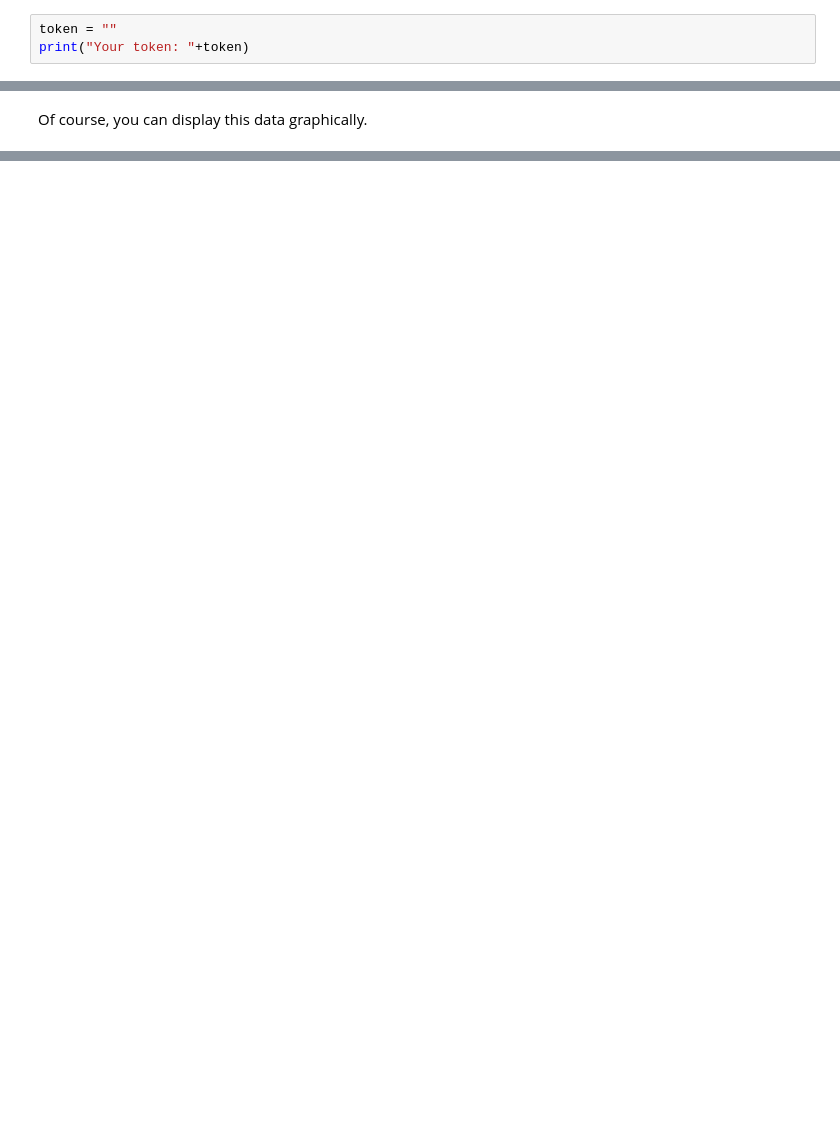
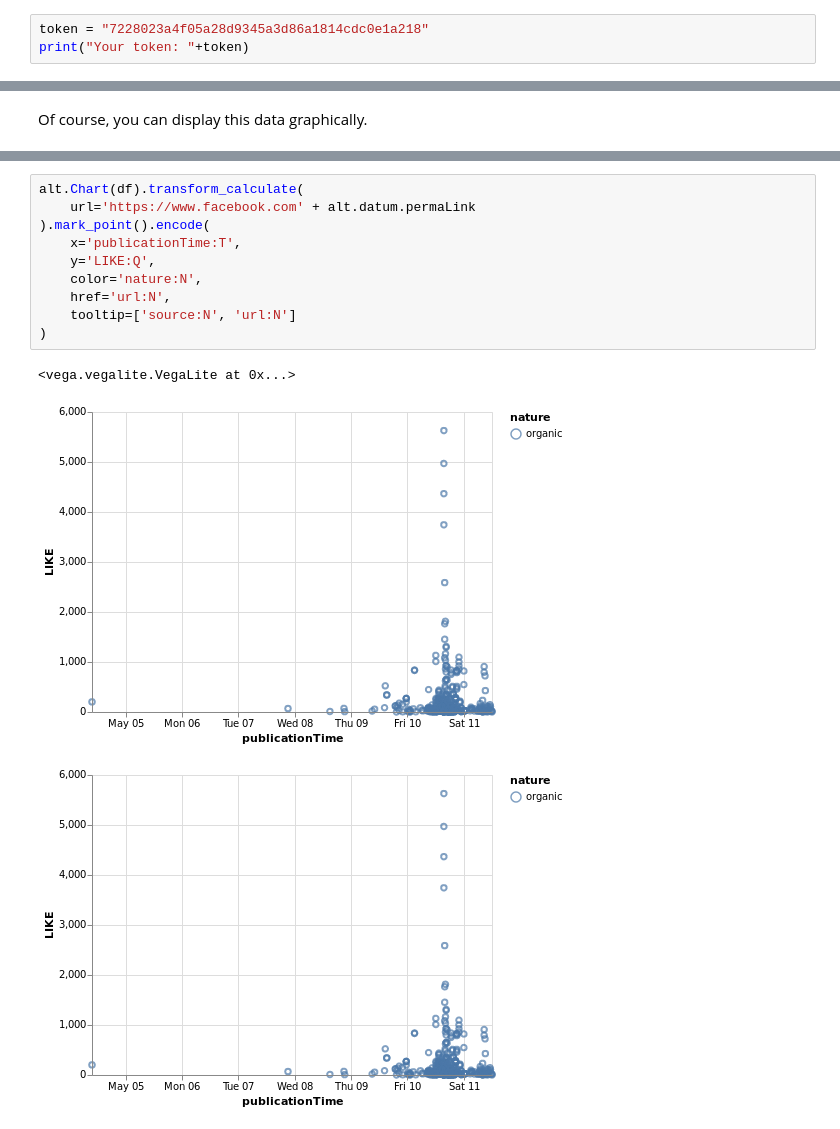
Before and after one commit to tracking-exposed/dashboard, a Jupyter notebook: start.ipynb, the cells around one changed output, grey strips where cells are left out. Drawn from its saved outputs; the diff is of its cells as text; blank space fills up the shorter version.

```diff
--- a/start.ipynb
+++ b/start.ipynb
@@ -5,5 +5,5 @@ To run any script and to query the API in general, you will need a token. A code
 
 You can use the test one or enter you own. Read this if you don't know how to get your token: link.
 # %%
-token = ""
+token = "7228023a4f05a28d9345a3d86a1814cdc0e1a218"
 print("Your token: "+token)
@@ -94,0 +159,14 @@ top.plot.pie(autopct='%.2f', fontsize=13, figsize=(6, 6))
+# %%
+alt.Chart(df).transform_calculate(
+    url='https://www.facebook.com' + alt.datum.permaLink
+).mark_point().encode(
+    x='publicationTime:T',
+    y='LIKE:Q',
+    color='nature:N',
+    href='url:N',
+    tooltip=['source:N', 'url:N']
+)
+# %% [output]
+<vega.vegalite.VegaLite at 0x...>
+[figure, added]
+[figure, added]
```
Also changed, not shown: parts of 12 cells of this notebook, 10 other files.
